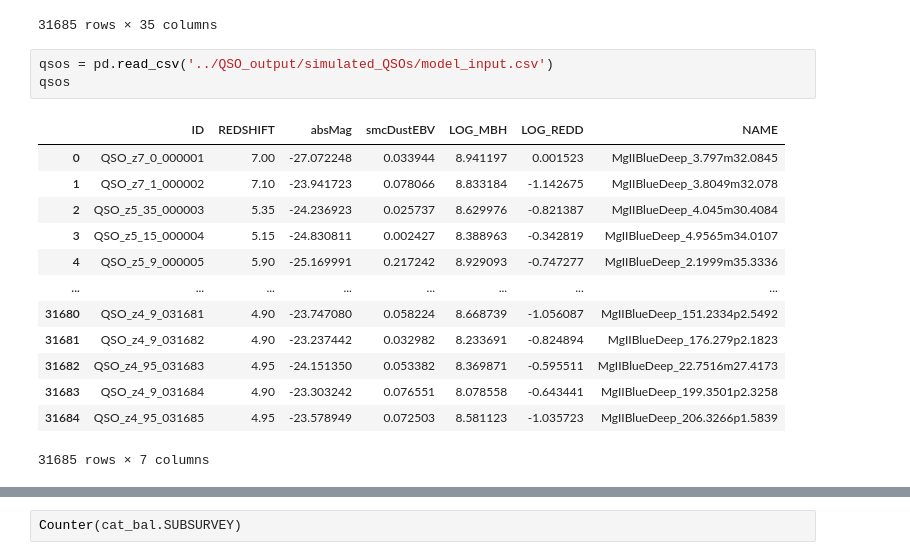
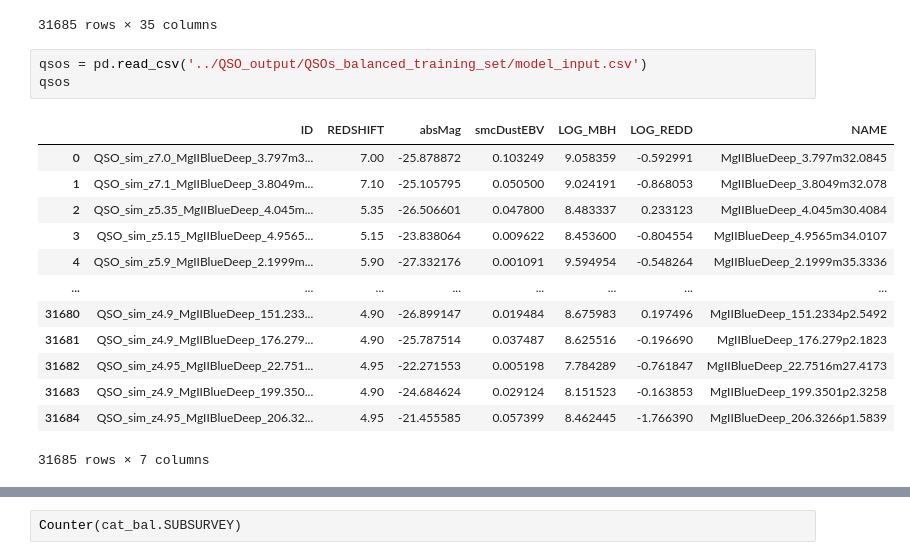
Before and after one commit to NicoGalvarino/simpaqs, a Jupyter notebook: prep_cat_for_SIMPAQS.ipynb, the cells around one changed output, grey strips where cells are left out. Saved outputs shown, nothing was run; the diff lists cells and outputs as text.

Commit message:
inspect L1 output

```diff
--- a/prep_cat_for_SIMPAQS.ipynb
+++ b/prep_cat_for_SIMPAQS.ipynb
@@ -301,21 +301,21 @@ cat_bal
 | 31684 | MgIIBlueDeep_206.3266p1.5839 | 206.326578 | 1.583888 | 0.0 | 0.0 | 2000.0 | 2 | MgIIBlueDeep | QSO_z4_95_031685.fits | Fixed_BG_NOISE_0p33hr_Rulesets | ... |
 31685 rows × 35 columns
 # %%
-qsos = pd.read_csv('../QSO_output/simulated_QSOs/model_input.csv')
+qsos = pd.read_csv('../QSO_output/QSOs_balanced_training_set/model_input.csv')
 qsos
 # %% [output]
 |  | ID | REDSHIFT | absMag | smcDustEBV | LOG_MBH | LOG_REDD | NAME |
-| 0 | QSO_z7_0_000001 | 7.00 | -27.072248 | 0.033944 | 8.941197 | 0.001523 | MgIIBlueDeep_3.797m32.0845 |
-| 1 | QSO_z7_1_000002 | 7.10 | -23.941723 | 0.078066 | 8.833184 | -1.142675 | MgIIBlueDeep_3.8049m32.078 |
-| 2 | QSO_z5_35_000003 | 5.35 | -24.236923 | 0.025737 | 8.629976 | -0.821387 | MgIIBlueDeep_4.045m30.4084 |
-| 3 | QSO_z5_15_000004 | 5.15 | -24.830811 | 0.002427 | 8.388963 | -0.342819 | MgIIBlueDeep_4.9565m34.0107 |
-| 4 | QSO_z5_9_000005 | 5.90 | -25.169991 | 0.217242 | 8.929093 | -0.747277 | MgIIBlueDeep_2.1999m35.3336 |
+| 0 | QSO_sim_z7.0_MgIIBlueDeep_3.797m3... | 7.00 | -25.878872 | 0.103249 | 9.058359 | -0.592991 | MgIIBlueDeep_3.797m32.0845 |
+| 1 | QSO_sim_z7.1_MgIIBlueDeep_3.8049m... | 7.10 | -25.105795 | 0.050500 | 9.024191 | -0.868053 | MgIIBlueDeep_3.8049m32.078 |
+| 2 | QSO_sim_z5.35_MgIIBlueDeep_4.045m... | 5.35 | -26.506601 | 0.047800 | 8.483337 | 0.233123 | MgIIBlueDeep_4.045m30.4084 |
+| 3 | QSO_sim_z5.15_MgIIBlueDeep_4.9565... | 5.15 | -23.838064 | 0.009622 | 8.453600 | -0.804554 | MgIIBlueDeep_4.9565m34.0107 |
+| 4 | QSO_sim_z5.9_MgIIBlueDeep_2.1999m... | 5.90 | -27.332176 | 0.001091 | 9.594954 | -0.548264 | MgIIBlueDeep_2.1999m35.3336 |
 | ... | ... | ... | ... | ... | ... | ... | ... |
-| 31680 | QSO_z4_9_031681 | 4.90 | -23.747080 | 0.058224 | 8.668739 | -1.056087 | MgIIBlueDeep_151.2334p2.5492 |
-| 31681 | QSO_z4_9_031682 | 4.90 | -23.237442 | 0.032982 | 8.233691 | -0.824894 | MgIIBlueDeep_176.279p2.1823 |
-| 31682 | QSO_z4_95_031683 | 4.95 | -24.151350 | 0.053382 | 8.369871 | -0.595511 | MgIIBlueDeep_22.7516m27.4173 |
-| 31683 | QSO_z4_9_031684 | 4.90 | -23.303242 | 0.076551 | 8.078558 | -0.643441 | MgIIBlueDeep_199.3501p2.3258 |
-| 31684 | QSO_z4_95_031685 | 4.95 | -23.578949 | 0.072503 | 8.581123 | -1.035723 | MgIIBlueDeep_206.3266p1.5839 |
+| 31680 | QSO_sim_z4.9_MgIIBlueDeep_151.233... | 4.90 | -26.899147 | 0.019484 | 8.675983 | 0.197496 | MgIIBlueDeep_151.2334p2.5492 |
+| 31681 | QSO_sim_z4.9_MgIIBlueDeep_176.279... | 4.90 | -25.787514 | 0.037487 | 8.625516 | -0.196690 | MgIIBlueDeep_176.279p2.1823 |
+| 31682 | QSO_sim_z4.95_MgIIBlueDeep_22.751... | 4.95 | -22.271553 | 0.005198 | 7.784289 | -0.761847 | MgIIBlueDeep_22.7516m27.4173 |
+| 31683 | QSO_sim_z4.9_MgIIBlueDeep_199.350... | 4.90 | -24.684624 | 0.029124 | 8.151523 | -0.163853 | MgIIBlueDeep_199.3501p2.3258 |
+| 31684 | QSO_sim_z4.95_MgIIBlueDeep_206.32... | 4.95 | -21.455585 | 0.057399 | 8.462445 | -1.766390 | MgIIBlueDeep_206.3266p1.5839 |
 31685 rows × 7 columns
 # %%
 cat_bal['TEMPLATE'] = qsos.loc[qsos['NAME']==cat_bal['NAME'], 'ID'] + '.fits'
```
Also changed, not shown: parts of 4 cells of this notebook, 5 other files.
